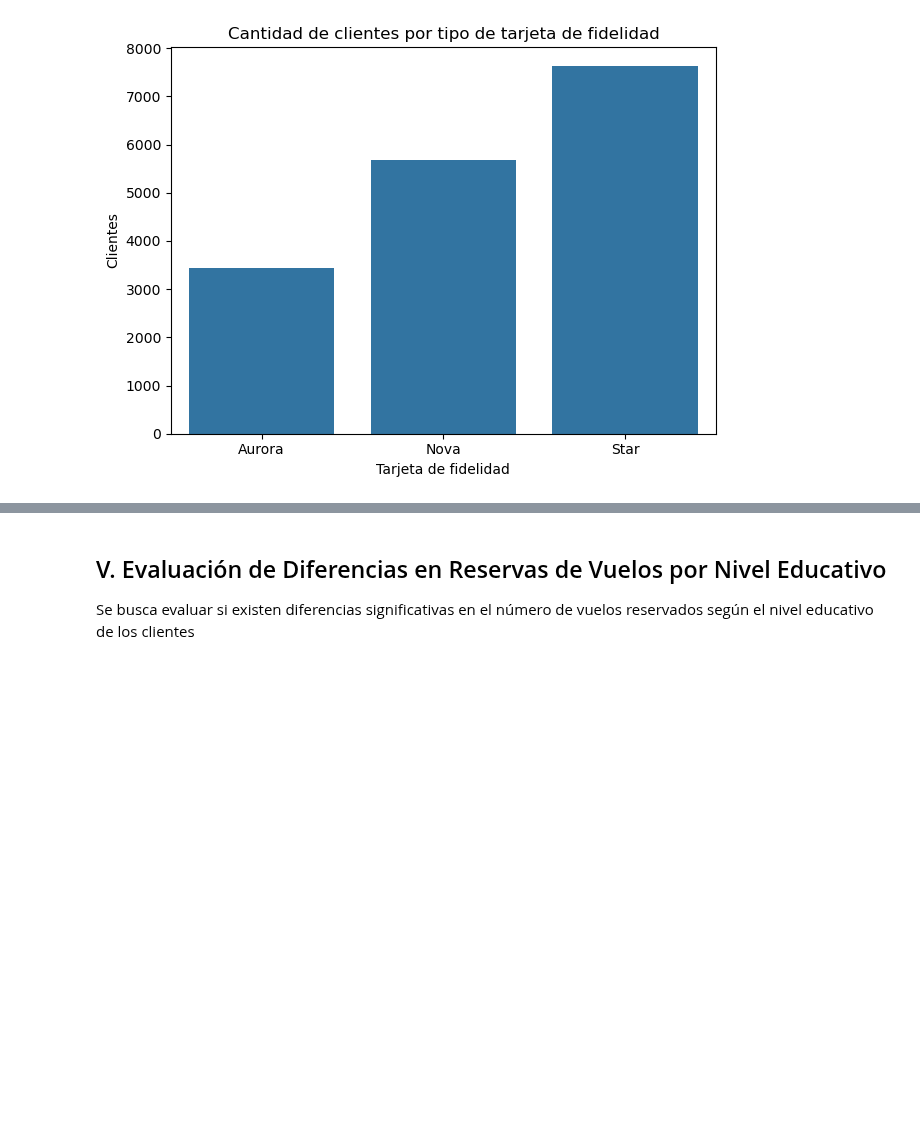
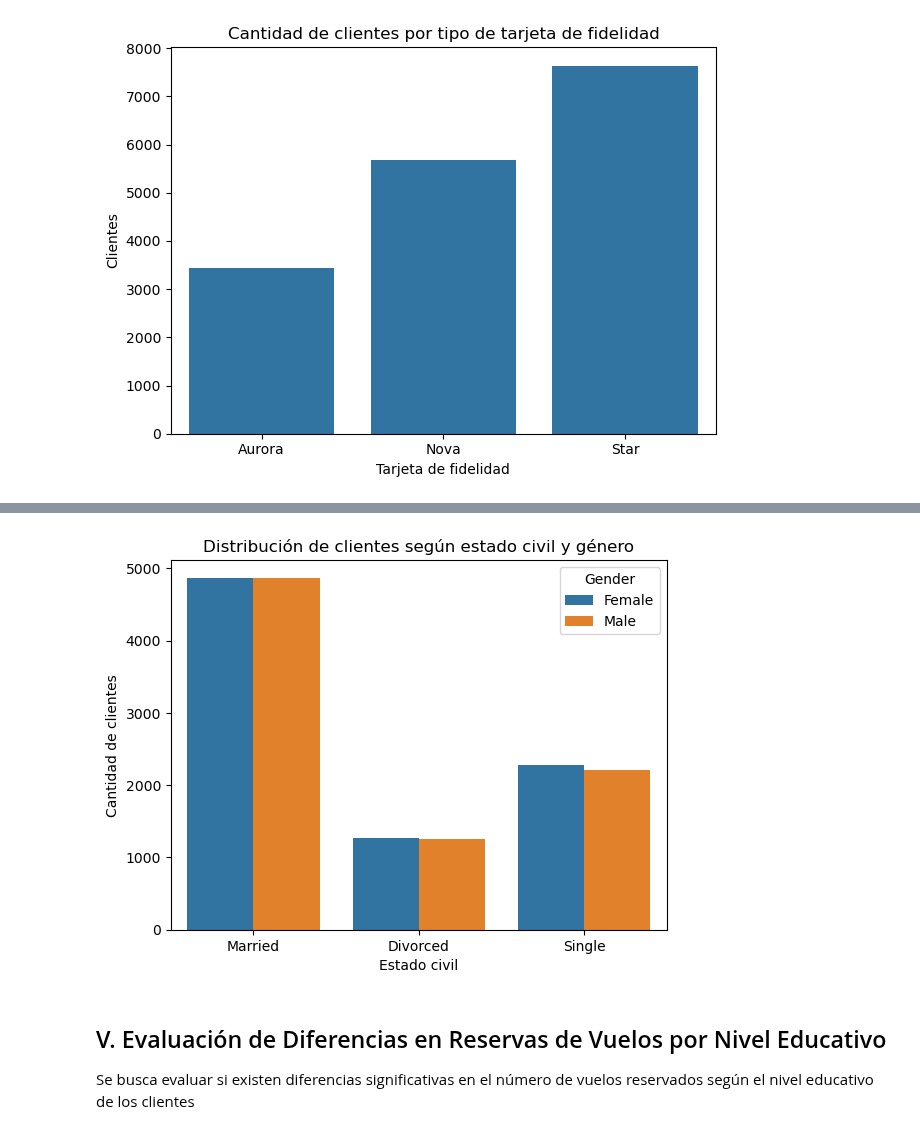
Before and after one commit to Adalab/bda-modulo-3-evaluacion-final-MarPastor, a Jupyter notebook: notebook/final_evaluation_mod3_marpastor.ipynb, the cells around one changed output, grey strips where cells are left out. Drawn from its saved outputs; the diff is of its cells as text; code cells hidden in the pictures; blank space fills up the shorter version.

```diff
--- a/notebook/final_evaluation_mod3_marpastor.ipynb
+++ b/notebook/final_evaluation_mod3_marpastor.ipynb
@@ -1247,3 +1292,13 @@ plt.show();
+# %%
+# como cada fila representa un cliente, al no haber datos duplicados, tambien podemos visualizar con countplot
+
+sns.countplot(data=df_loyalty, x='Marital Status', hue='Gender')
+plt.title('Distribución de clientes según estado civil y género')
+plt.xlabel('Estado civil')
+plt.ylabel('Cantidad de clientes')
+plt.show()
+# %% [output]
+[figure, added]
 # %% [markdown]
 ## V. Evaluación de Diferencias en Reservas de Vuelos por Nivel Educativo
 
```
Also changed, not shown: parts of 8 cells of this notebook.
